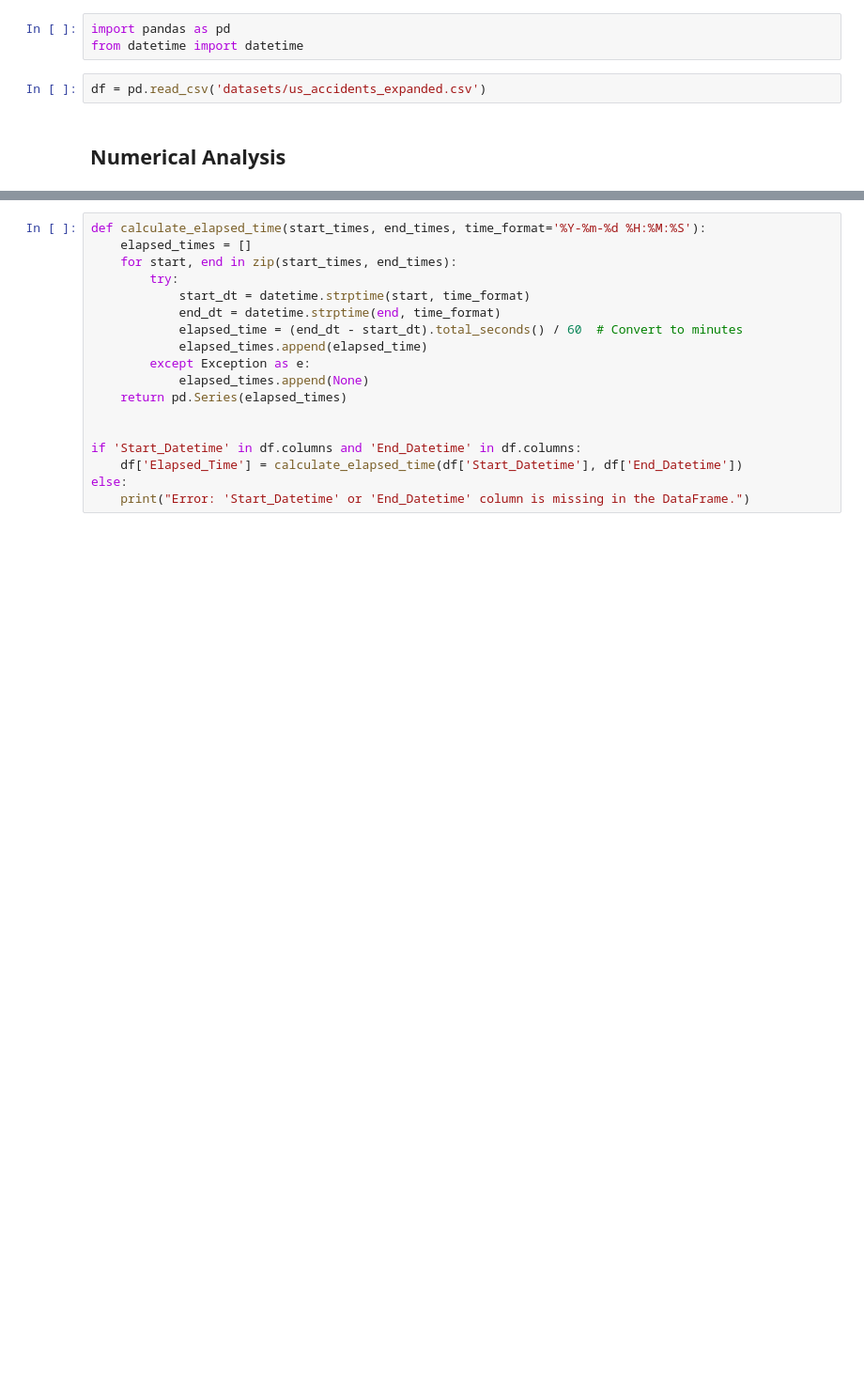
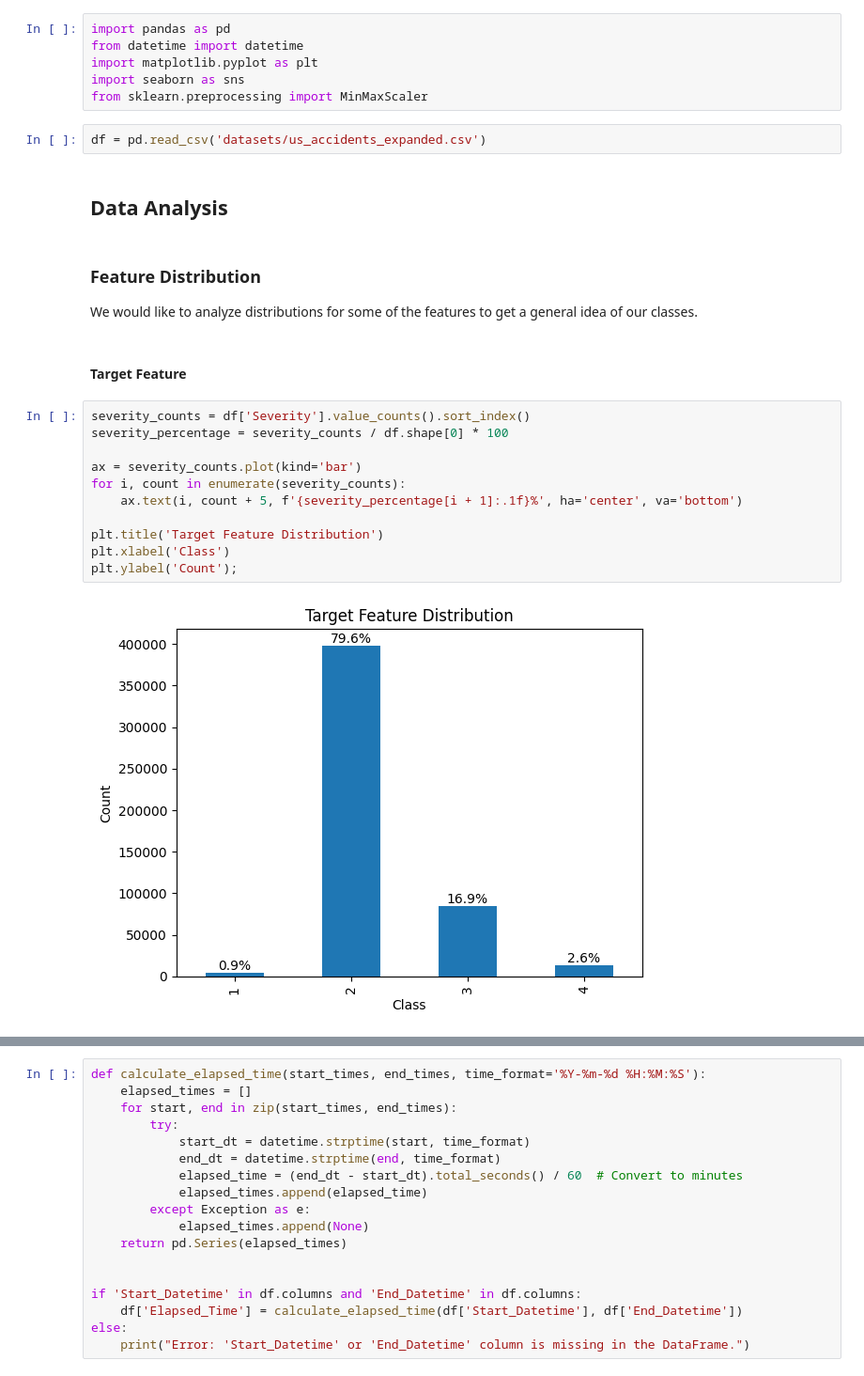
Before and after one commit to tikkikkit21/TrafficAccidentPrediction, a Jupyter notebook: numerical_analysis.ipynb, the cells around one changed output, grey strips where cells are left out. Shown at 94% size. Drawn from its saved outputs; the diff is of its cells as text; blank space fills up the shorter version.

Commit message:
Add analysis for severity distribution

```diff
--- a/numerical_analysis.ipynb
+++ b/numerical_analysis.ipynb
@@ -1,7 +1,29 @@
 # %%
 import pandas as pd
 from datetime import datetime
+import matplotlib.pyplot as plt
+import seaborn as sns
+from sklearn.preprocessing import MinMaxScaler
 # %%
 df = pd.read_csv('datasets/us_accidents_expanded.csv')
 # %% [markdown]
-## Numerical Analysis
+## Data Analysis
+# %% [markdown]
+### Feature Distribution
+We would like to analyze distributions for some of the features to get a general
+idea of our classes.
+# %% [markdown]
+#### Target Feature
+# %%
+severity_counts = df['Severity'].value_counts().sort_index()
+severity_percentage = severity_counts / df.shape[0] * 100
+
+ax = severity_counts.plot(kind='bar')
+for i, count in enumerate(severity_counts):
+    ax.text(i, count + 5, f'{severity_percentage[i + 1]:.1f}%', ha='center', va='bottom')
+
+plt.title('Target Feature Distribution')
+plt.xlabel('Class')
+plt.ylabel('Count');
+# %% [output]
+[figure, added]
```
Also changed, not shown: parts of 6 cells of this notebook, 1 other file.
